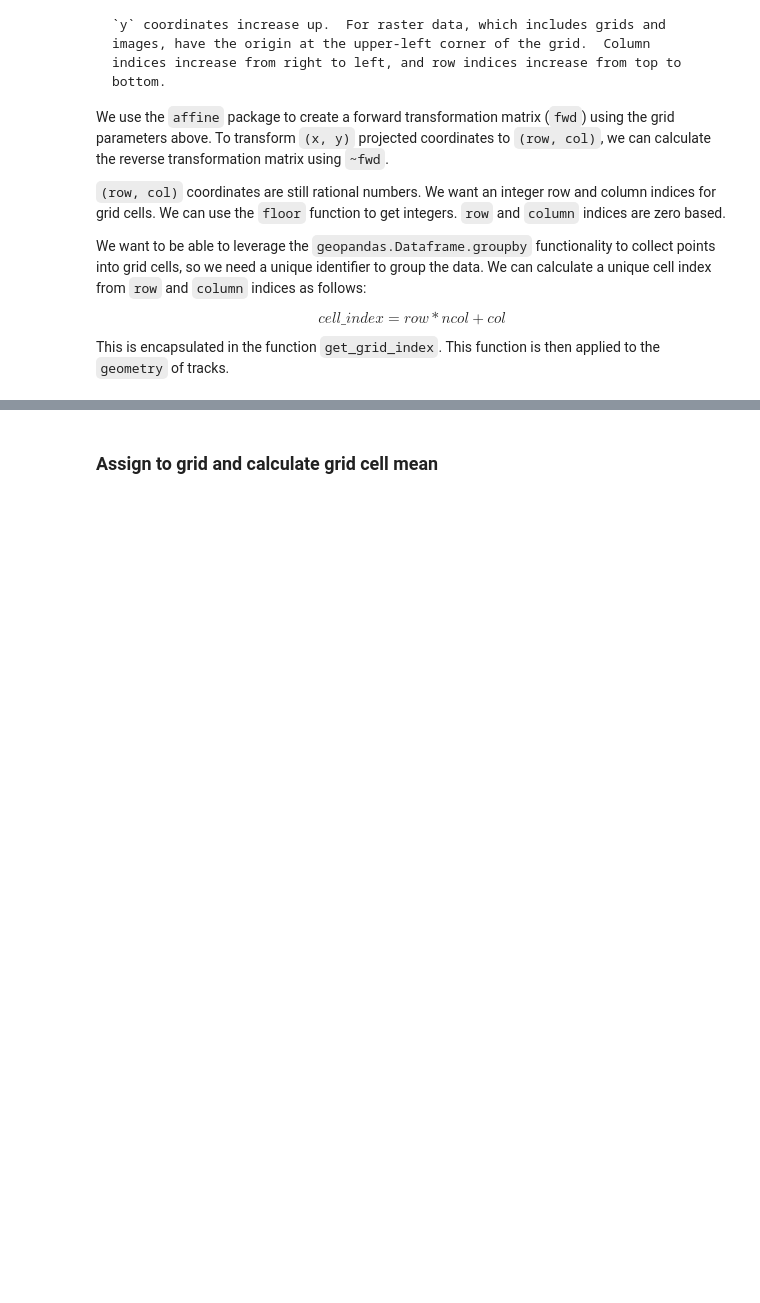
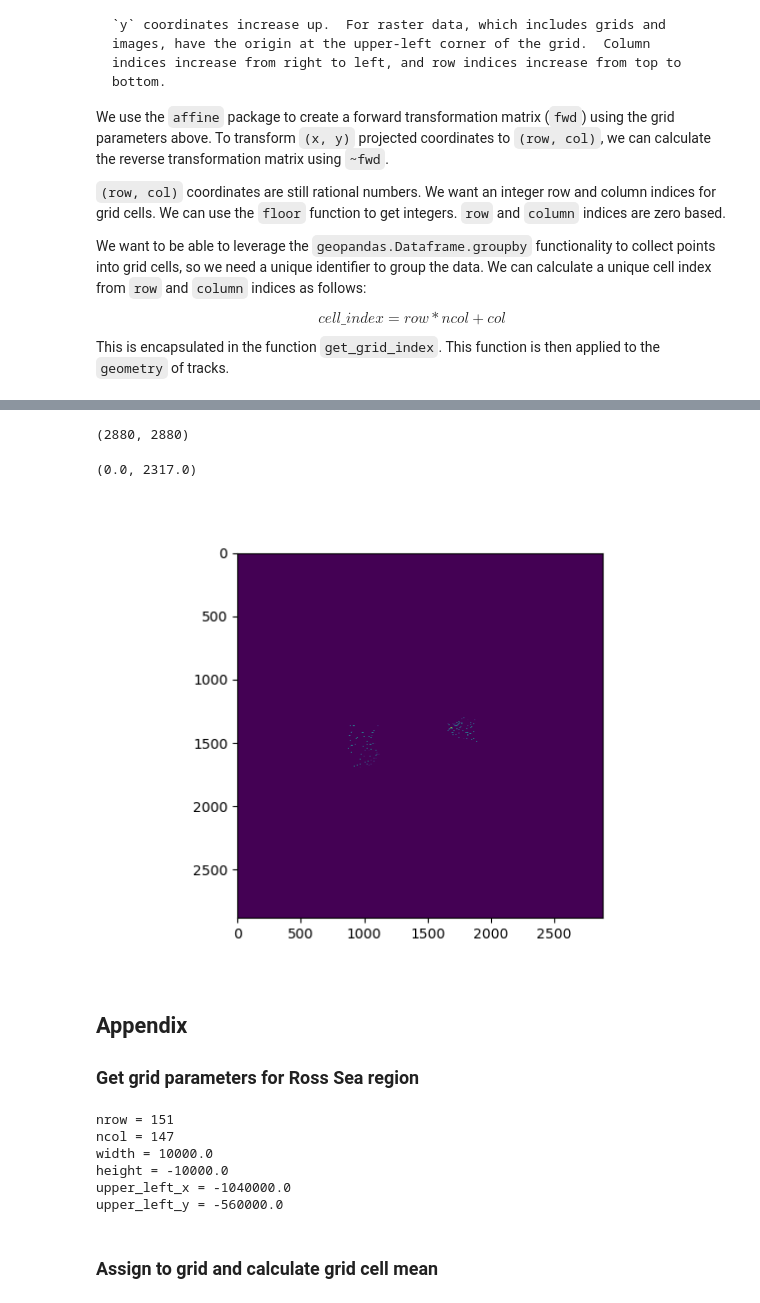
Before and after one commit to nsidc/NSIDC-Data-Tutorials, a Jupyter notebook: notebooks/ICESat-2_Cloud_Access/ATL10-h5coro.ipynb, the cells around one changed output, grey strips where cells are left out. Cells and saved outputs as stored; diff of their text form; code cells hidden in the pictures; blank space fills up the shorter version.

```diff
--- a/notebooks/ICESat-2_Cloud_Access/ATL10-h5coro.ipynb
+++ b/notebooks/ICESat-2_Cloud_Access/ATL10-h5coro.ipynb
@@ -197,5 +202,5 @@ memory usage: 506.4 MB
 # %%
-tracks["delta_time"] = tracks["delta_time"].astype('datetime64[s]')
-tracks.info()
+# tracks["delta_time"] = tracks["delta_time"].astype('datetime64[s]')
+# tracks.info()
 # %%
 #tracks.to_parquet("atl10-2019.parquet")
@@ -330,0 +423,4 @@ cell_segment_counts
+# %%
+%%time
+aggregated_data = tracks.groupby("grid_index").apply(all_funcs)
+aggregated_data
@@ -331,13 +456,29 @@ cell_segment_counts
 # %%
-grid = np.zeros((nrow, ncol)).flatten()
-grid[cell_segment_counts.index.values.astype(int)] = cell_segment_counts
-grid = grid.reshape((nrow, ncol))
-#grid = np.where(grid > 0, grid, np.nan)
+def series_to_grid(series, nrow, ncol):
+    """Converts a geopandas.Series to a grid using the index"""
+    array_index = series.index.values.astype(int)  # the array index must be an integer
+
+    vector = np.zeros(nrow*ncol)
+    vector[array_index] = series
+    return vector.reshape(nrow, ncol)
+# %%
+count_segments = series_to_grid(aggregated_data.count_segments, nrow, ncol)
 # %%
-grid.shape
+count_segments.shape
+# %% [output]
+(2880, 2880)
 # %%
-grid.min(), grid.max()
+count_segments.min(), count_segments.max()
+# %% [output]
+(0.0, 2317.0)
 # %%
-%%matplotlib.
-plt.imshow(grid)
+%matplotlib widget
+plt.imshow(count_segments, interpolation='none')
+plt.show()
+# %% [output]
+[figure, added]
+# %% [markdown]
+## Appendix
+
+### Get grid parameters for Ross Sea region
 # %%
@@ -347,3 +488,32 @@ ross_sea_gdf.to_crs(easegrid2_epsg).bounds.values
+# %%
+# Calculate parameters for a grid with resolution that covers region
+resolution = 10000.
+minx, miny, maxx, maxy = [func(bound/resolution) * resolution for bound, func in zip(list(bounds), [np.floor, np.floor, np.ceil, np.ceil])][0]
+
+grid_extent_x = maxx - minx
+grid_extent_y = maxy - miny
+
+width = height = resolution
+
+ncol = grid_extent_x / width
+nrow = grid_extent_y / height
+
+upper_left_x = minx
+upper_left_y = maxy
+
+print(f"nrow = {int(nrow)}")
+print(f"ncol = {int(ncol)}")
+print(f"width = {width}")
+print(f"height = -{height}")
+print(f"upper_left_x = {upper_left_x}")
+print(f"upper_left_y = {upper_left_y}")
+# %% [output]
+nrow = 151
+ncol = 147
+width = 10000.0
+height = -10000.0
+upper_left_x = -1040000.0
+upper_left_y = -560000.0
 # %%
 from cartopy.crs import AzimuthalEquidistant
 
```
Also changed, not shown: parts of 24 cells of this notebook, 1 other file.
